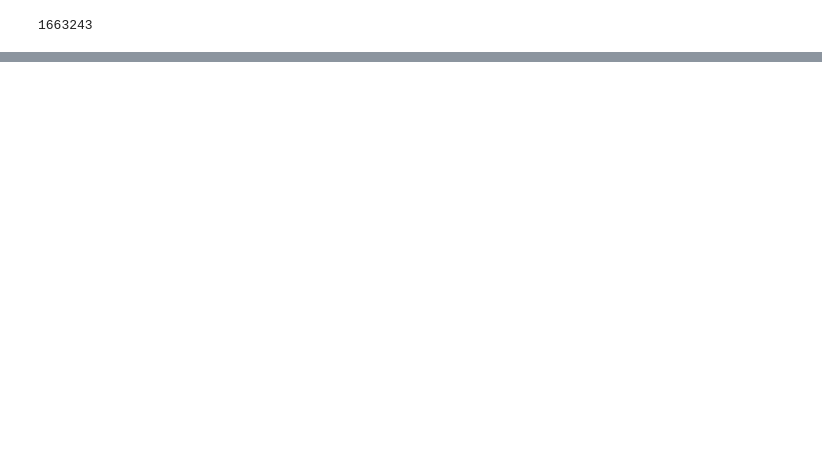
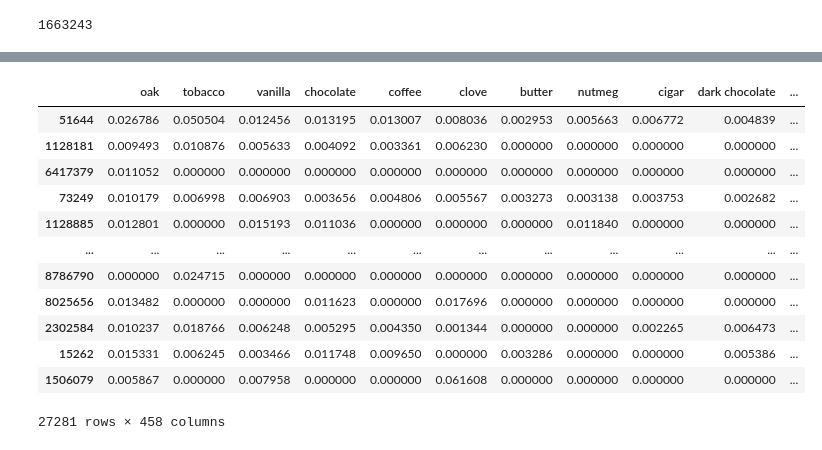
Before and after one commit to emozeika/wine_recommender, a Jupyter notebook: wine_rec_notebook.ipynb, the cells around one changed output, grey strips where cells are left out. Drawn from its saved outputs; the diff is of its cells as text; code cells hidden in the pictures; blank space fills up the shorter version.

```diff
--- a/wine_rec_notebook.ipynb
+++ b/wine_rec_notebook.ipynb
@@ -94,0 +73,9 @@ KeyError: "['primary_keywords'] not in index"
+# %%
+#create idf matrix
+
+def create_idf(df):
+    #getting number of wines
+    n = len(df.wine_id.unique()) + 1
+    idf =  np.log(n / (df.keyword_name.value_counts() + 1))
+
+    return idf
@@ -94,0 +100,17 @@ KeyError: "['primary_keywords'] not in index"
+# %%
+tfidf = create_tfidf(tf, idf)
+tfidf
+# %% [output]
+|  | oak | tobacco | vanilla | chocolate | coffee | clove | butter | nutmeg | cigar | dark chocolate | ... |
+| 51644 | 0.026786 | 0.050504 | 0.012456 | 0.013195 | 0.013007 | 0.008036 | 0.002953 | 0.005663 | 0.006772 | 0.004839 | ... |
+| 1128181 | 0.009493 | 0.010876 | 0.005633 | 0.004092 | 0.003361 | 0.006230 | 0.000000 | 0.000000 | 0.000000 | 0.000000 | ... |
+| 6417379 | 0.011052 | 0.000000 | 0.000000 | 0.000000 | 0.000000 | 0.000000 | 0.000000 | 0.000000 | 0.000000 | 0.000000 | ... |
+| 73249 | 0.010179 | 0.006998 | 0.006903 | 0.003656 | 0.004806 | 0.005567 | 0.003273 | 0.003138 | 0.003753 | 0.002682 | ... |
+| 1128885 | 0.012801 | 0.000000 | 0.015193 | 0.011036 | 0.000000 | 0.000000 | 0.000000 | 0.011840 | 0.000000 | 0.000000 | ... |
+| ... | ... | ... | ... | ... | ... | ... | ... | ... | ... | ... | ... |
+| 8786790 | 0.000000 | 0.024715 | 0.000000 | 0.000000 | 0.000000 | 0.000000 | 0.000000 | 0.000000 | 0.000000 | 0.000000 | ... |
+| 8025656 | 0.013482 | 0.000000 | 0.000000 | 0.011623 | 0.000000 | 0.017696 | 0.000000 | 0.000000 | 0.000000 | 0.000000 | ... |
+| 2302584 | 0.010237 | 0.018766 | 0.006248 | 0.005295 | 0.004350 | 0.001344 | 0.000000 | 0.000000 | 0.002265 | 0.006473 | ... |
+| 15262 | 0.015331 | 0.006245 | 0.003466 | 0.011748 | 0.009650 | 0.000000 | 0.003286 | 0.000000 | 0.000000 | 0.005386 | ... |
+| 1506079 | 0.005867 | 0.000000 | 0.007958 | 0.000000 | 0.000000 | 0.061608 | 0.000000 | 0.000000 | 0.000000 | 0.000000 | ... |
+27281 rows × 458 columns
```
Also changed, not shown: parts of 15 cells of this notebook.
